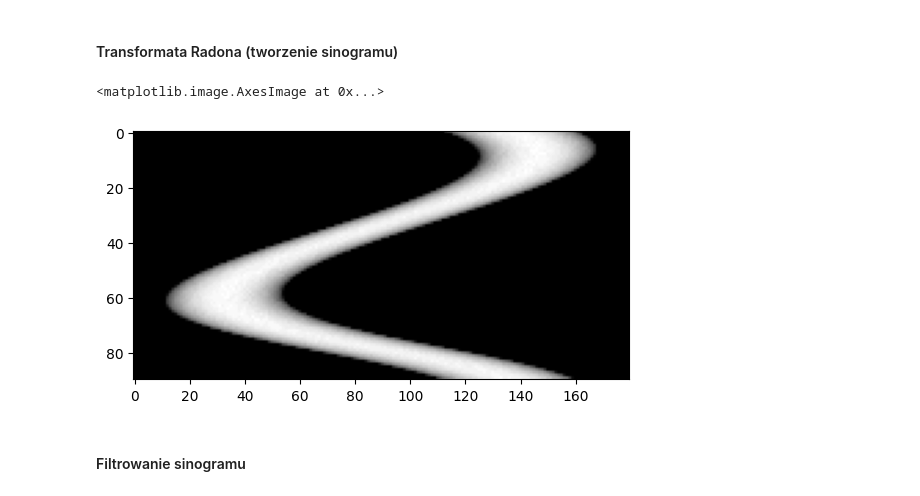
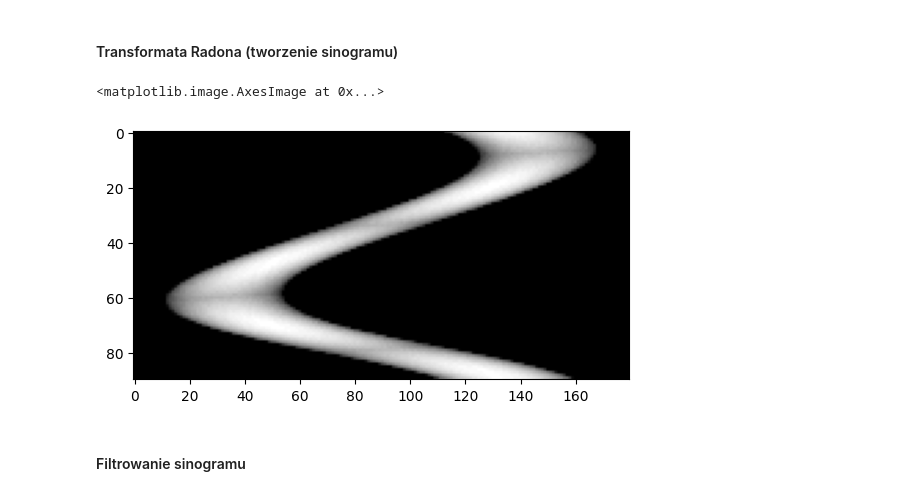
Before and after one commit to oliwiatarent/computed-tomography-simulator, a Jupyter notebook: ct-simulator.ipynb, the cells around one changed output. Cells and saved outputs as stored; diff of their text form; code cells hidden in the pictures.

```diff
--- a/ct-simulator.ipynb
+++ b/ct-simulator.ipynb
@@ -19,24 +20,23 @@ plt.show()
 # %% [markdown]
 #### Transformata Radona (tworzenie sinogramu)
 # %%
-def sample_line(x0, y0, x1, y1):
+def sample_line(img, x0, y0, x1, y1):
     h, w = img.shape
 
-    xs = np.linspace(x0, x1, num_samples)
-    ys = np.linspace(y0, y1, num_samples)
+    start = (int(round(y0)), int(round(x0)))
+    end   = (int(round(y1)), int(round(x1)))
+
+    rr, cc = line_nd(start, end)
 
     values = []
 
-    for x, y in zip(xs, ys):
-        ix = int(round(x))
-        iy = int(round(y))
-
-        if 0 <= ix < w and 0 <= iy < h:
-            values.append(img[iy, ix])
+    for r, c in zip(rr, cc):
+        if 0 <= r < h and 0 <= c < w:
+            values.append(img[r, c])
 
     return np.sum(values)
 # %%
-def radon_transformation():
+def radon_transformation(img):
     h, w = img.shape
     cx, cy = w // 2, h // 2
     r = np.sqrt(cx**2 + cy**2)
@@ -60,7 +60,7 @@ def radon_transformation():
                 xD = cx + r * np.cos(a + np.pi - (phi / 2) + i * (phi / (n - 1)))
                 yD = cy - r * np.sin(a + np.pi - (phi / 2) + i * (phi / (n - 1)))
 
-            val = sample_line(xE, yE, xD, yD)
+            val = sample_line(img, xE, yE, xD, yD)
             projections.append(val)
 
         sinogram.append(projections)
@@ -69,15 +69,15 @@ def radon_transformation():
 # %%
 n = 180                 # liczba detektorów
 l = 1                   # rozpiętość detektorów
 alpha = 4               # krok układu
-num_samples = 500       # liczba próbek dla linii
+samples = 500           # liczba próbek dla linii
 
-sinogram = radon_transformation()
+sinogram = radon_transformation(img)
 
 plt.imshow(sinogram, cmap='gray')
 # %% [output]
 <matplotlib.image.AxesImage at 0x...>
-[figure, old version]
+[figure, new version]
 # %% [markdown]
 #### Filtrowanie sinogramu
 # %%
```
Also changed, not shown: parts of 6 cells of this notebook.
